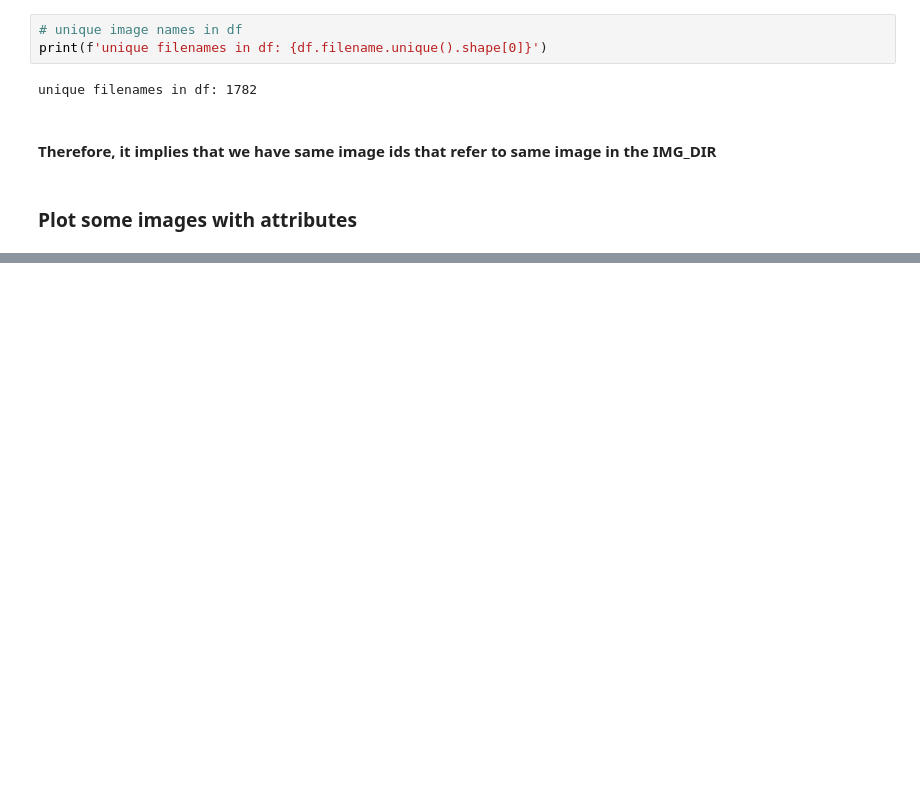
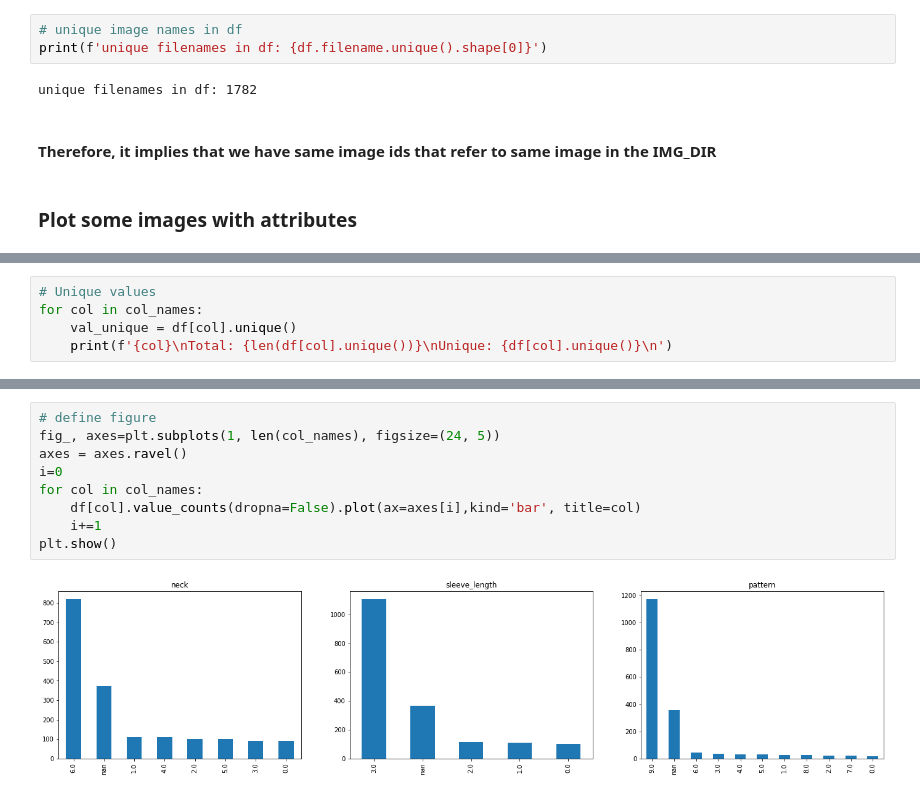
Before and after one commit to garg-aayush/deep-fashion-attributes, a Jupyter notebook: A_analyze_data.ipynb, the cells around one changed output, grey strips where cells are left out. Saved outputs shown, nothing was run; the diff lists cells and outputs as text; blank space fills up the shorter version.

```diff
--- a/A_analyze_data.ipynb
+++ b/A_analyze_data.ipynb
@@ -128,0 +118,5 @@ for i in idx:
+# %%
+# Unique values
+for col in col_names:
+    val_unique = df[col].unique()
+    print(f'{col}\nTotal: {len(df[col].unique())}\nUnique: {df[col].unique()}\n')
@@ -128,0 +135,11 @@ for i in idx:
+# %%
+# define figure
+fig_, axes=plt.subplots(1, len(col_names), figsize=(24, 5))
+axes = axes.ravel()
+i=0
+for col in col_names:
+    df[col].value_counts(dropna=False).plot(ax=axes[i],kind='bar', title=col)
+    i+=1
+plt.show()
+# %% [output]
+[figure, added]
```
Also changed, not shown: parts of 10 cells of this notebook, 2 other files.
